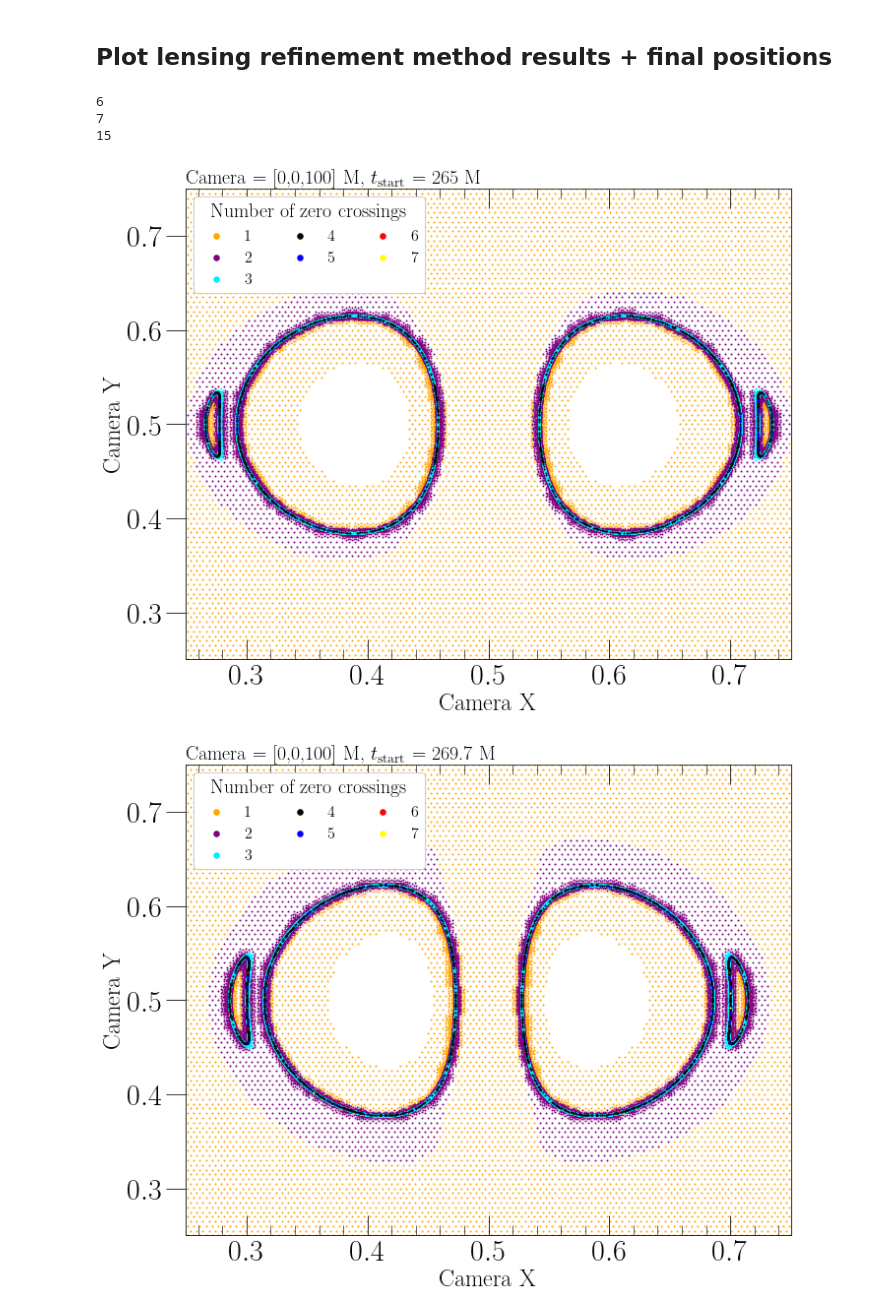
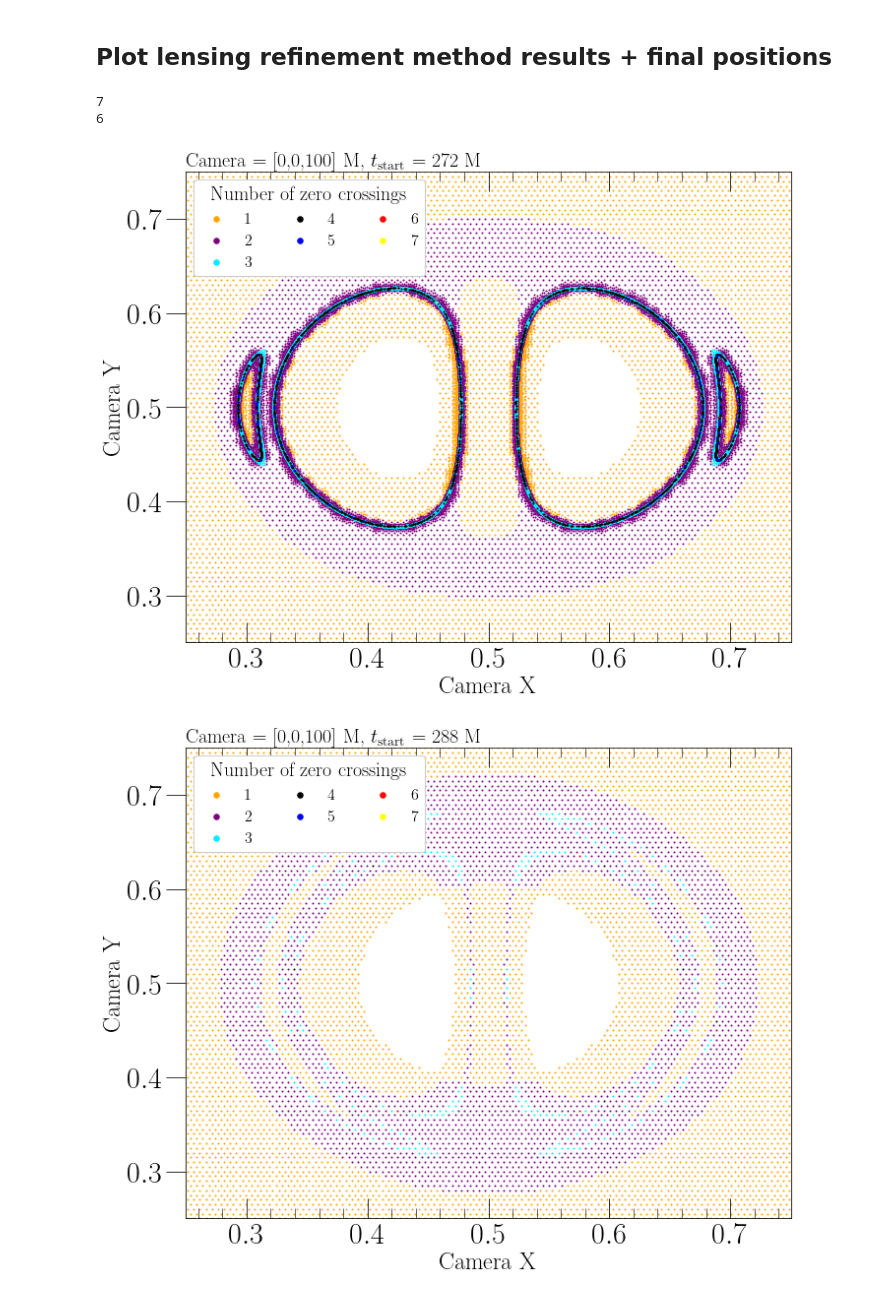
Before and after one commit to mariaokounkova/TracingMerger, a Jupyter notebook: InterestingLoops.ipynb, the cells around one changed output. Saved outputs shown, nothing was run; the diff lists cells and outputs as text; code cells hidden in the pictures.

Commit message:
InterestingLoops: X crossings computations

```diff
--- a/InterestingLoops.ipynb
+++ b/InterestingLoops.ipynb
@@ -387,9 +428,13 @@ def GetGeodesicsMaxZeroCrossings(p, infinity=True):
 def PlotGetTrajectoriesFromH5(p):
 
     max_N, Indices = GetGeodesicsMaxZeroCrossings(p)
-    #Indices = GetGeodesicsZeroCrossingsIndices(p, 4)
-    #print(len(Indices))
     print(p, max_N, len(Indices), Indices)
+
+    Indices = GetGeodesicsZeroCrossingsIndices(p, 6)
+    #Indices = GetGeodesicIndices(p)
+    print(len(Indices))
+
+    Indices = Indices[0:5]
 
     cs = sns.color_palette('Paired', n_colors=len(Indices))
 
@@ -435,7 +480,7 @@ def PlotGetTrajectoriesFromH5(p):
     #plt.tight_layout()
     plt.show()
 # %%
-for t_start in [265]:
+for t_start in [269.7]:
 #for dir in fnmatch.filter(os.listdir('Data'), 'Trace*'):
     #p = 'Data/' + dir + '/'
     p = 'Data/TraceHeadOn_0_0_100_' + str(t_start) + '/'
@@ -457,7 +503,8 @@ def PlotTimeTrajectories(p):
     #    Indices = GetGeodesicsZeroCrossingsIndices(p, 6)
     #print(p, max_N, len(Indices))
     Indices = GetGeodesicIndices(p)
-    Indices = Indices[0:100]
+    Indices = Indices[::100]
+    #Indices = [90560]
 
     cs = sns.color_palette('Paired', n_colors=len(Indices))
 
@@ -472,21 +519,24 @@ def PlotTimeTrajectories(p):
     #Add in the horizons
     for horizon, color in zip(["A", "B", "C"], ["blue", "lightblue", "yellow"]):
         t_h, x_h, y_h, z_h = read_horizon_trajectories(horizon)
-        plt.plot(x_h, t_h, color='black', lw = 1.0, ls='-', alpha=1.0)
+        plt.plot(x_h, t_h, color='black', lw = 2, ls='-', alpha=0.3)
 
     plt.ylabel('t/M')
     plt.xlabel('x/M')
     plt.xlim(-20, 20)
     plt.ylim(0, t[-1])
+    #plt.ylim(100, 200)
 
     ax.set_title('Camera = ' + GetCameraPosition(p) + ' M' + ', $t_\mathrm{start}$ = ' + \
                  GetTime(p) + ' M', fontsize=20, loc='left')
+    plt.axhline(153.81, color='red', ls = '--', lw = 1.0)
+    plt.axhline(float(GetTime(p)) - 100, color='pink', lw = 1.0)
 
     #plt.legend()
     #plt.tight_layout()
     plt.show()
 # %%
-for t_start in [275]: #, 260, 265, 268.6, 269.7, 272, 275]:
+for t_start in [272, 275]: #, 260, 265, 268.6, 269.7, 272, 275]:
     p = 'Data/TraceHeadOn_0_0_100_' + str(t_start) + '/'
     PlotTimeTrajectories(p)
 # %% [output]
@@ -581,14 +632,13 @@ def PlotRefinementMethodResult(p, shadow=False, zero_crossings=False):
 #         plt.savefig('ZoomCamera_' + GetTime(p) + '.pdf')
     #plt.show()
 # %%
-pp_arr = [265, 269.7, 272]
+pp_arr = [272, 288]
 data_locs = ['Data/TraceHeadOn_0_0_100_' + str(pp) + '/' for pp in pp_arr]
 for p in data_locs:
     #PlotRefinementMethodResult(p, shadow=True)
     PlotRefinementMethodResult(p, zero_crossings=True)
 # %% [output]
+7
 6
-7
-15
-[figure, old version]
+[figure, new version]
-[figure, old version]
+[figure, new version]
```
Also changed, not shown: parts of 6 cells of this notebook.
